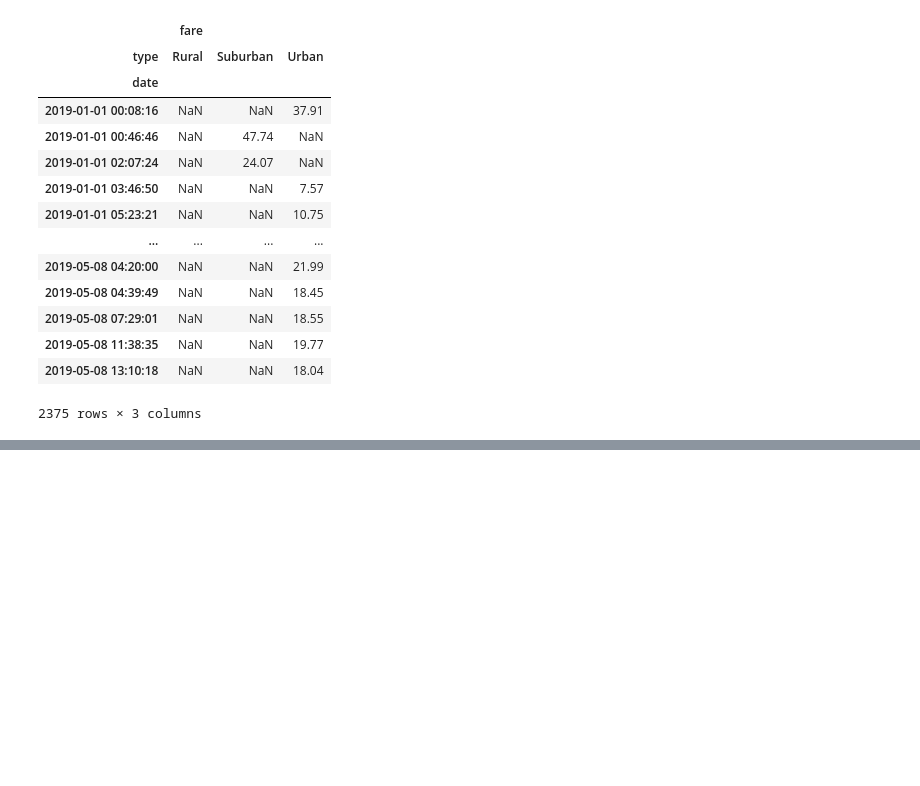
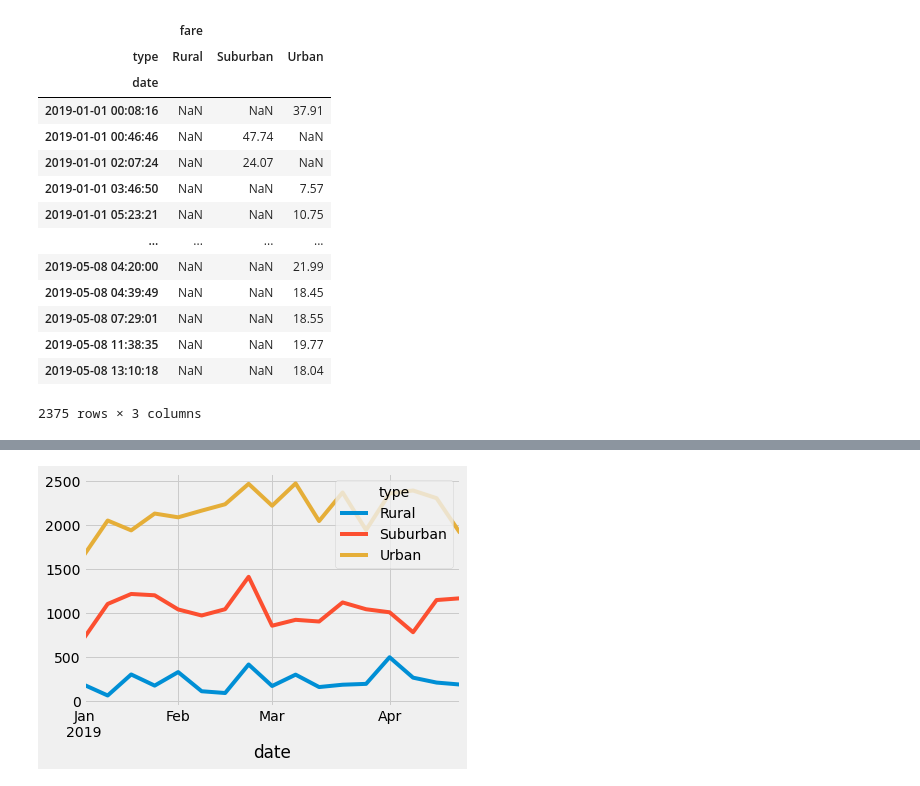
Before and after one commit to choksiamit-ds/PyBer_Analysis, a Jupyter notebook: PyBer_Challenge.ipynb, the cells around one changed output, grey strips where cells are left out. Cells and saved outputs as stored; diff of their text form; code cells hidden in the pictures; blank space fills up the shorter version.

```diff
--- a/PyBer_Challenge.ipynb
+++ b/PyBer_Challenge.ipynb
@@ -245,3 +246,6 @@ ValueError: No axis named df['date'] >= 2019-01-01 00:00:00 & df['date'] <= 2019
 # %%
 # 6. Set the "date" index to datetime datatype. This is necessary to use the resample() method in Step 8.
 # df.index = pd.to_datetime(df.index)
+
+fares_Jan_April.index = pd.to_datetime(fares_Jan_April.index)
+fares_Jan_April
@@ -250,2 +283,7 @@ ValueError: No axis named df['date'] >= 2019-01-01 00:00:00 & df['date'] <= 2019
 # %%
 # 8. Create a new DataFrame using the "resample()" function by week 'W' and get the sum of the fares for each week.
+
+fares_by_week = fares_Jan_April.resample('W').sum()
+fares_by_week = fares_by_week.xs('fare', axis=1, drop_level=True)
+
+fares_by_week
@@ -252,7 +310,32 @@ ValueError: No axis named df['date'] >= 2019-01-01 00:00:00 & df['date'] <= 2019
 # %%
 # 8. Using the object-oriented interface method, plot the resample DataFrame using the df.plot() function.
 
 # Import the style from Matplotlib.
 from matplotlib import style
 # Use the graph style fivethirtyeight.
 style.use('fivethirtyeight')
+
+
+
+plt.show()
+
+
+#x_labels = ["Urban", "Suburban","Rural"]
+#ride_count_data = [urban_ride_count, suburban_ride_count, rural_ride_count]
+#fig, ax = plt.subplots(figsize=(10, 6))
+#ax.set_title('Ride Count Data (2019)',fontsize=20)
+#ax.set_ylabel('Number of Rides',fontsize=14)
+#ax.set_xlabel("City Types",fontsize=14)
+#ax.boxplot(ride_count_data, labels=x_labels)
+#ax.set_yticks(np.arange(0, 45, step=3.0))
+#ax.grid()
+# Save the figure.
+fares_by_week.plot()
+
+
+plt.savefig("analysis/faresbycitytype.png")
+
+
+plt.show()
+# %% [output]
+[figure, added]
```
Also changed, not shown: parts of 4 cells of this notebook.
